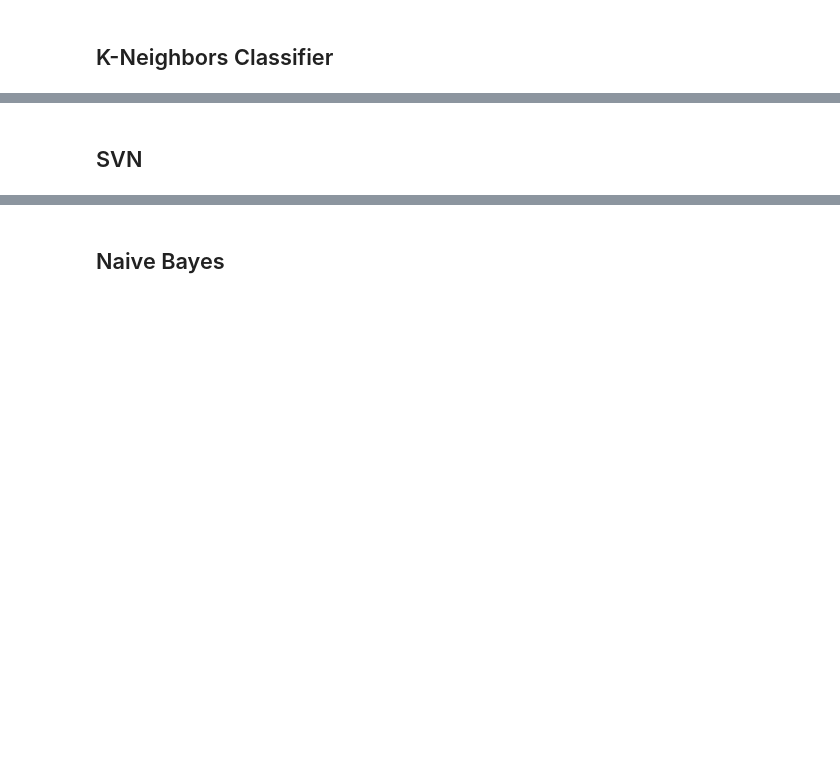
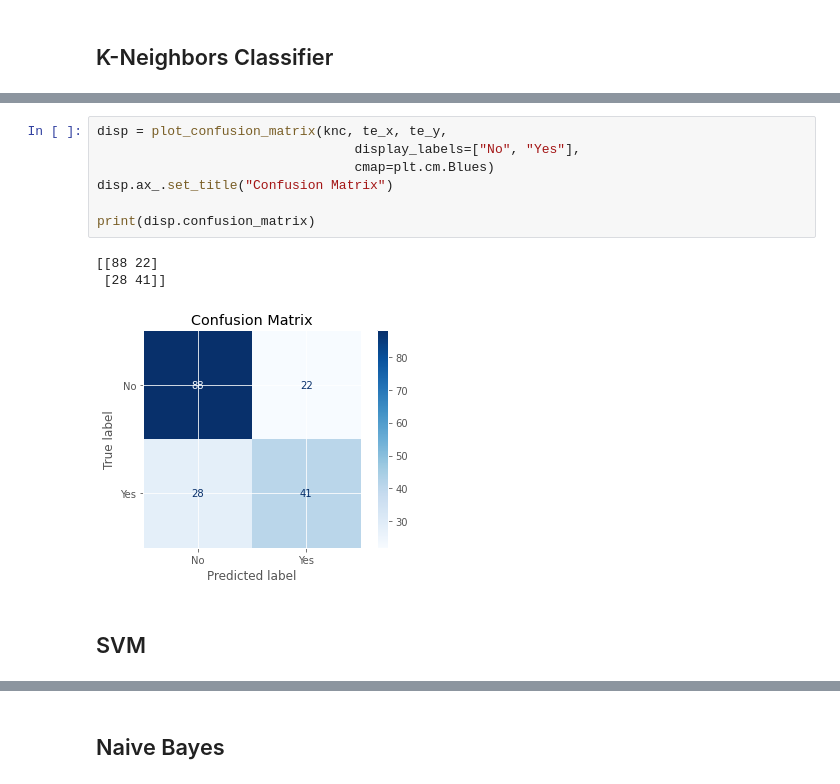
Before and after one commit to rafabenevente/AM_1, a Jupyter notebook: AM_1_Titanic_Predição_dos_sobreviventes.ipynb, the cells around one changed output, grey strips where cells are left out. Drawn from its saved outputs; the diff is of its cells as text; blank space fills up the shorter version.

```diff
--- a/AM_1_Titanic_Predição_dos_sobreviventes.ipynb
+++ b/AM_1_Titanic_Predição_dos_sobreviventes.ipynb
@@ -352,2 +380,13 @@ gs.fit(x_tr, y_tr)
+# %%
+disp = plot_confusion_matrix(knc, te_x, te_y,
+                                 display_labels=["No", "Yes"],
+                                 cmap=plt.cm.Blues)
+disp.ax_.set_title("Confusion Matrix")
+
+print(disp.confusion_matrix)
+# %% [output]
+[[88 22]
+ [28 41]]
+[figure, added]
 # %% [markdown]
-## SVN
+## SVM
```
Also changed, not shown: parts of 21 cells of this notebook.
